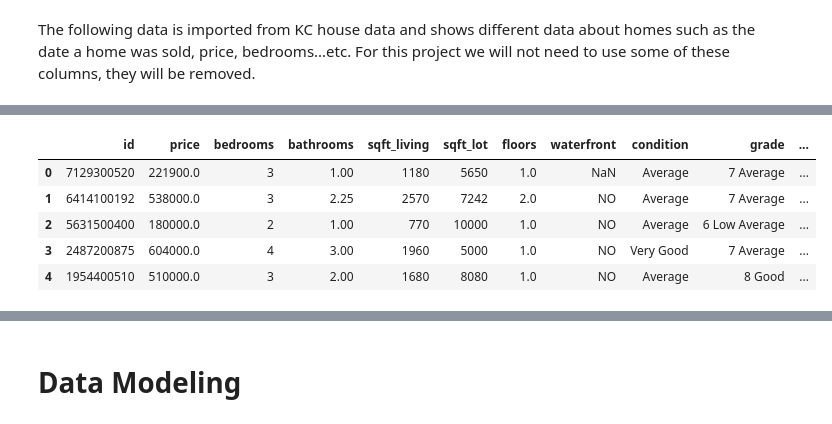
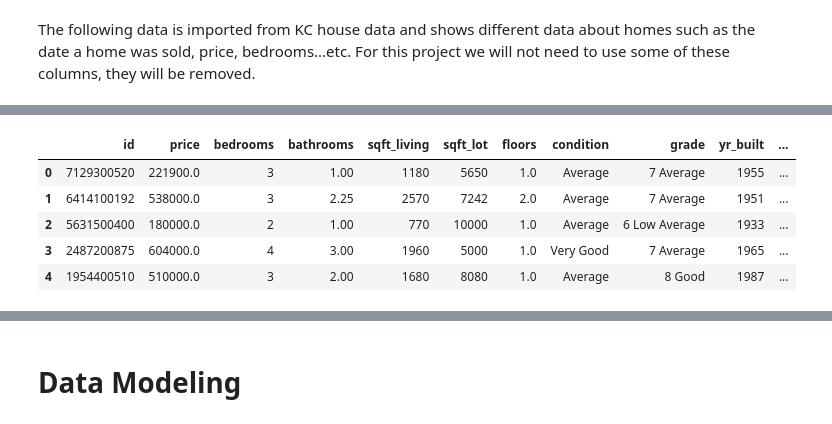
Before and after one commit to ashakeri92/dsc-phase-2-project-v2-3, a Jupyter notebook: Analysis.ipynb, the cells around one changed output, grey strips where cells are left out. Cells and saved outputs as stored; diff of their text form; code cells hidden in the pictures.

```diff
--- a/Analysis.ipynb
+++ b/Analysis.ipynb
@@ -49,14 +32,14 @@ memory usage: 3.5+ MB
 # %%
-# Below we drop values that are irrelevant towards renovation analysis
-kc = kc.drop(['date', 'view', 'sqft_above', 'sqft_basement', 'yr_renovated', 'zipcode', 'lat', 'long', 'sqft_living15',
-        'sqft_lot15'], axis=1)
+# Below we drop values that are irrelevant towards first time hombe buyer analysis
+kc = kc.drop(['date', 'view', 'sqft_above', 'sqft_basement', 'zipcode', 'lat', 'long', 'sqft_living15',
+        'sqft_lot15', 'waterfront'], axis=1)
 kc.head()
 # %% [output]
-|  | id | price | bedrooms | bathrooms | sqft_living | sqft_lot | floors | waterfront | condition | grade | ... |
-| 0 | 7129300520 | 221900.0 | 3 | 1.00 | 1180 | 5650 | 1.0 | NaN | Average | 7 Average | ... |
-| 1 | 6414100192 | 538000.0 | 3 | 2.25 | 2570 | 7242 | 2.0 | NO | Average | 7 Average | ... |
-| 2 | 5631500400 | 180000.0 | 2 | 1.00 | 770 | 10000 | 1.0 | NO | Average | 6 Low Average | ... |
-| 3 | 2487200875 | 604000.0 | 4 | 3.00 | 1960 | 5000 | 1.0 | NO | Very Good | 7 Average | ... |
-| 4 | 1954400510 | 510000.0 | 3 | 2.00 | 1680 | 8080 | 1.0 | NO | Average | 8 Good | ... |
+|  | id | price | bedrooms | bathrooms | sqft_living | sqft_lot | floors | condition | grade | yr_built | ... |
+| 0 | 7129300520 | 221900.0 | 3 | 1.00 | 1180 | 5650 | 1.0 | Average | 7 Average | 1955 | ... |
+| 1 | 6414100192 | 538000.0 | 3 | 2.25 | 2570 | 7242 | 2.0 | Average | 7 Average | 1951 | ... |
+| 2 | 5631500400 | 180000.0 | 2 | 1.00 | 770 | 10000 | 1.0 | Average | 6 Low Average | 1933 | ... |
+| 3 | 2487200875 | 604000.0 | 4 | 3.00 | 1960 | 5000 | 1.0 | Very Good | 7 Average | 1965 | ... |
+| 4 | 1954400510 | 510000.0 | 3 | 2.00 | 1680 | 8080 | 1.0 | Average | 8 Good | 1987 | ... |
 # %%
 # Here we drop all Na values.
```
Also changed, not shown: parts of 8 cells of this notebook, 1 other file.
